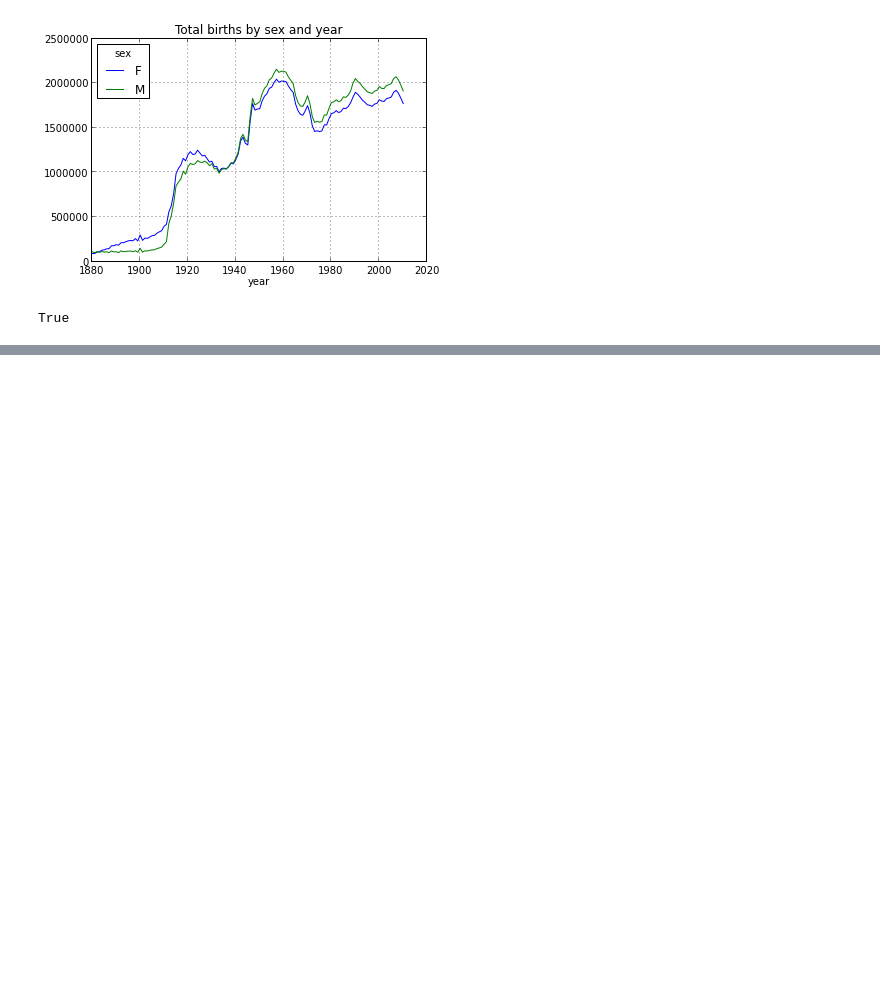
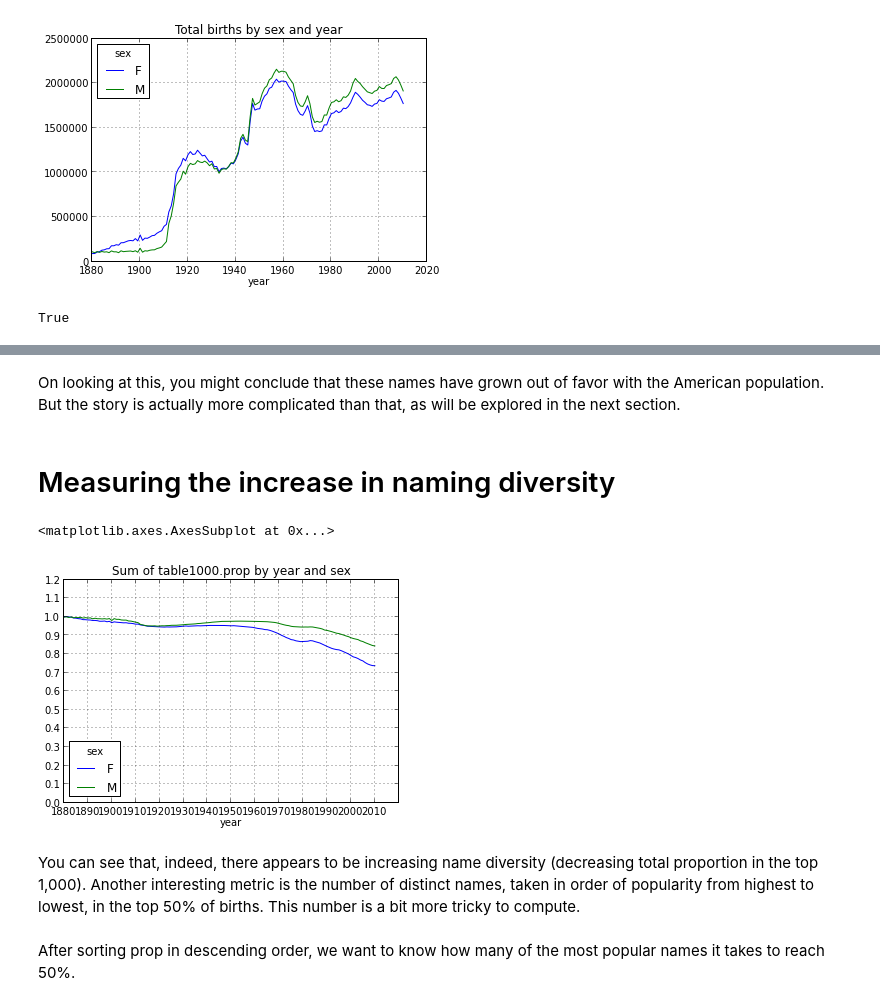
Before and after one commit to tatsiana/python_workbooks, a Jupyter notebook: python4DA/Chapter 2 Workbook.ipynb, the cells around one changed output, grey strips where cells are left out. Drawn from its saved outputs; the diff is of its cells as text; code cells hidden in the pictures; blank space fills up the shorter version.

```diff
--- a/python4DA/Chapter 2 Workbook.ipynb
+++ b/python4DA/Chapter 2 Workbook.ipynb
@@ -298,0 +327,17 @@ True
+# %% [markdown]
+ On looking at this, you might conclude that these names
+have grown out of favor with the American population. But the story is actually more
+complicated than that, as will be explored in the next section.
+# %% [markdown]
+# Measuring the increase in naming diversity
+# %%
+table = top1000.pivot_table('prop', rows='year', cols='sex', aggfunc=sum)
+table.plot(title='Sum of table1000.prop by year and sex', yticks=np.linspace(0, 1.2, 13), xticks=range(1880, 2020, 10))
+# %% [output]
+<matplotlib.axes.AxesSubplot at 0x...>
+[figure, added]
+# %% [markdown]
+You can see that, indeed, there appears to be increasing
+name diversity (decreasing total proportion in the top 1,000). Another interesting metric
+is the number of distinct names, taken in order of popularity from highest to lowest,
+in the top 50% of births. This number is a bit more tricky to compute.
@@ -298,0 +346,3 @@ True
+# %% [markdown]
+After sorting prop in descending order, we want to know how many of the most popular
+names it takes to reach 50%.
```
Also changed, not shown: parts of 24 cells of this notebook.
